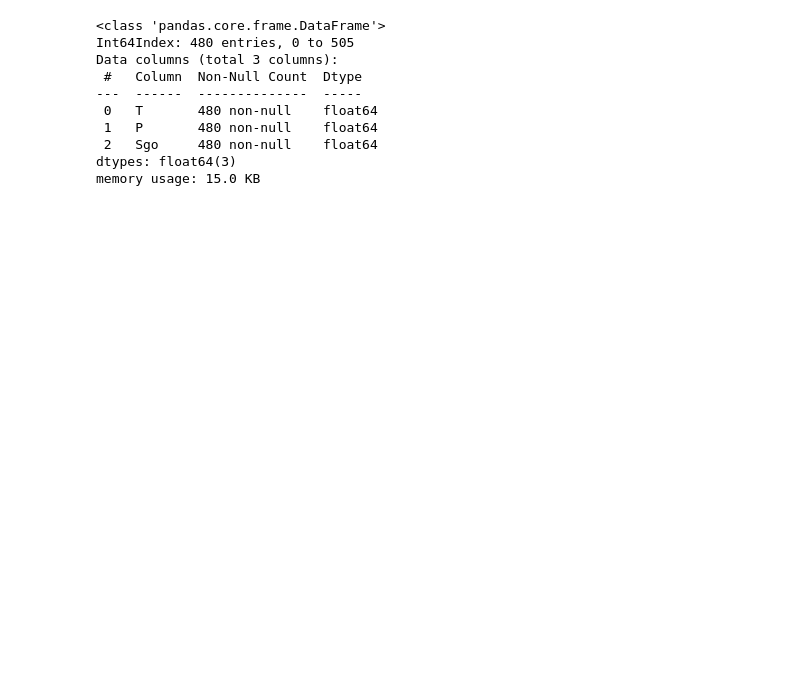
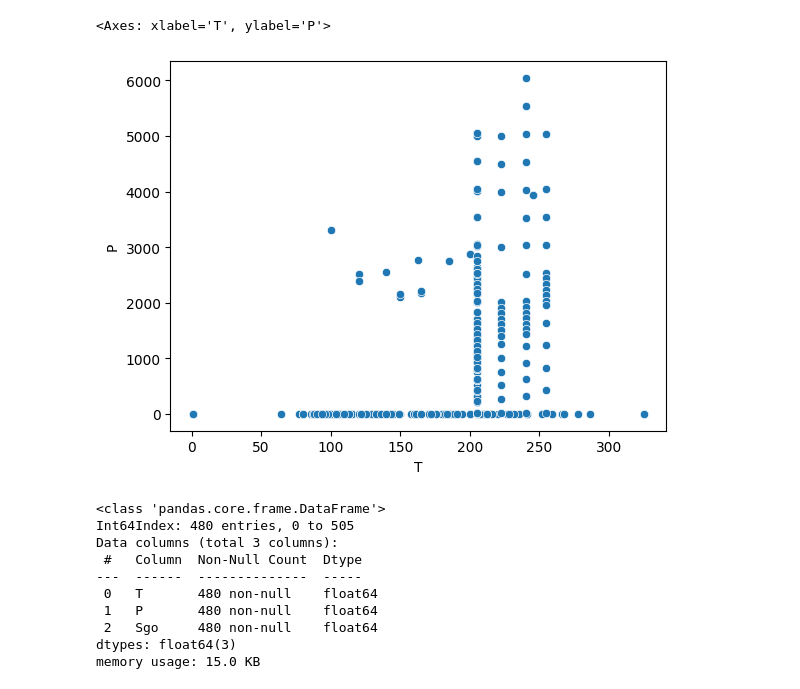
Before and after one commit to shirinlatifi/pe-project, a Jupyter notebook: keras_v2.ipynb, the cells around one changed output. Cells and saved outputs as stored; diff of their text form; code cells hidden in the pictures; blank space fills up the shorter version.

```diff
--- a/keras_v2.ipynb
+++ b/keras_v2.ipynb
@@ -49,3 +64,8 @@ sns.scatterplot(data=df, x='T', y='Sgo')
+# %%
+sns.scatterplot(data=df, x='T', y='P')
+# %% [output]
+<Axes: xlabel='T', ylabel='P'>
+[figure, added]
 # %%
 df.info()
 # %% [output]
```
Also changed, not shown: parts of 30 cells of this notebook.
